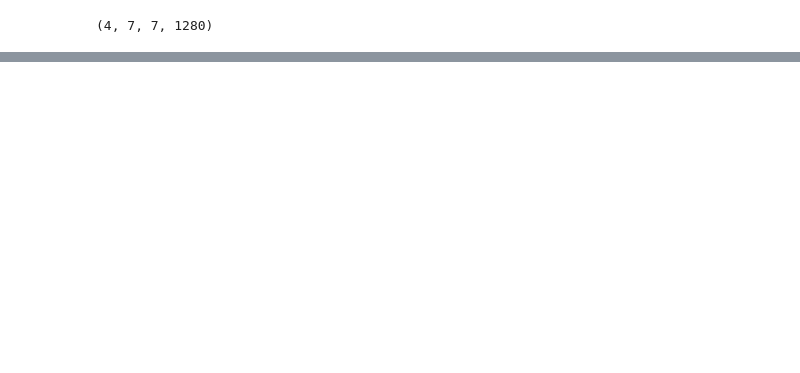
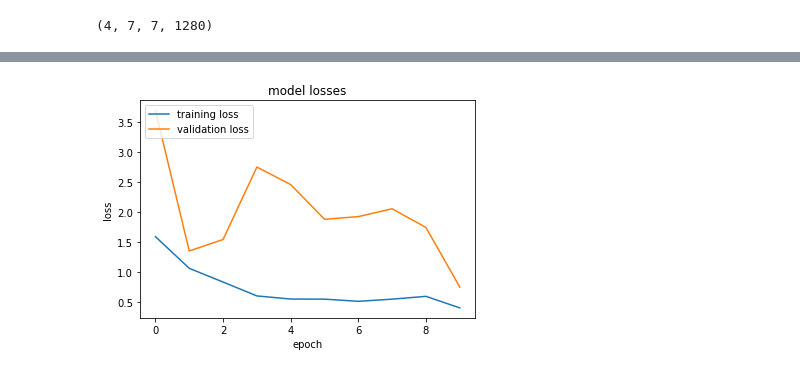
Before and after one commit to roidsaja/corn-classification, a Jupyter notebook: model.ipynb, the cells around one changed output, grey strips where cells are left out. Saved outputs shown, nothing was run; the diff lists cells and outputs as text; code cells hidden in the pictures; blank space fills up the shorter version.

```diff
--- a/model.ipynb
+++ b/model.ipynb
@@ -208,0 +246,13 @@ Epoch 10/10
+# %%
+def plot_hist(hist):
+    plt.plot(hist.history["loss"])
+    plt.plot(hist.history["val_loss"])
+    plt.title("model losses")
+    plt.ylabel("loss")
+    plt.xlabel("epoch")
+    plt.legend(["training loss", "validation loss"], loc="upper left")
+    plt.show()
+
+plot_hist(hist)
+# %% [output]
+[figure, added]
```
Also changed, not shown: parts of 11 cells of this notebook, 1 other file.
